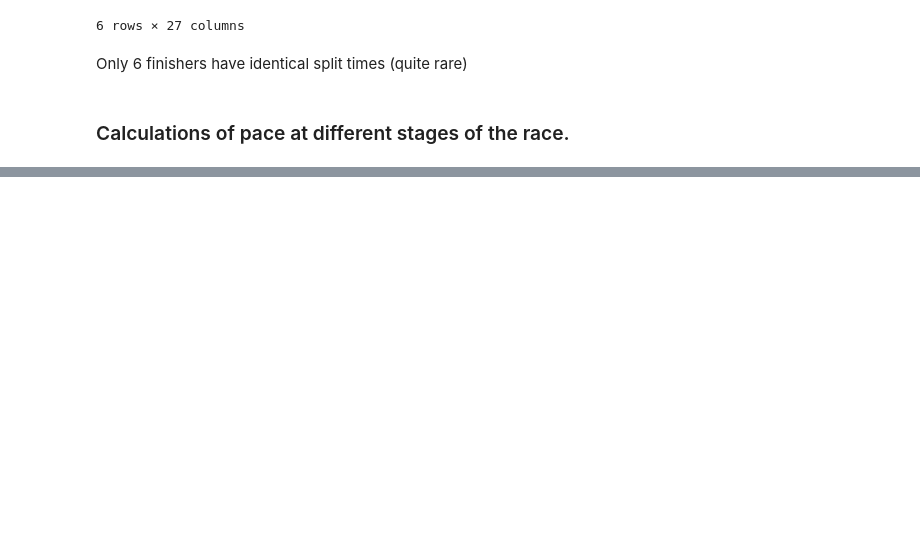
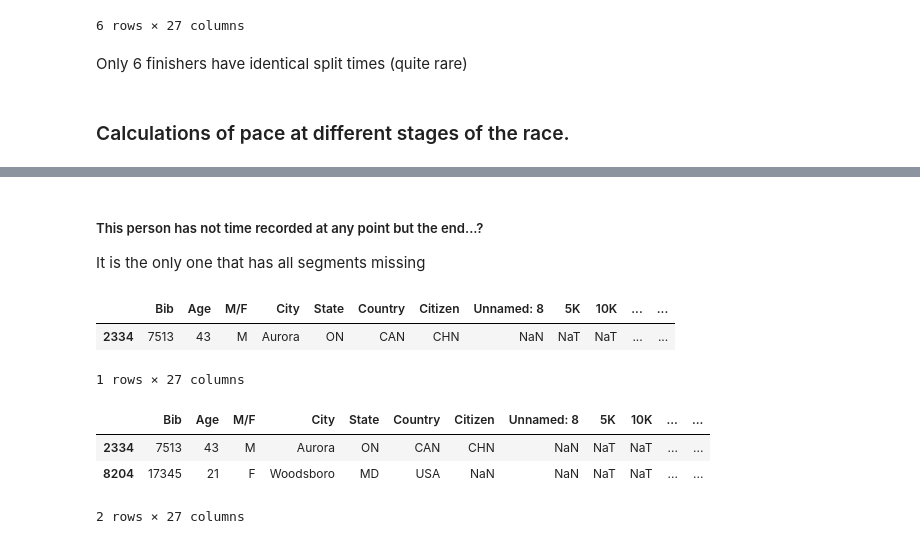
Before and after one commit to rojour/boston_results, a Jupyter notebook: Boston Marathon Results - analyze.ipynb, the cells around one changed output, grey strips where cells are left out. Cells and saved outputs as stored; diff of their text form; code cells hidden in the pictures; blank space fills up the shorter version.

```diff
--- a/Boston Marathon Results - analyze.ipynb
+++ b/Boston Marathon Results - analyze.ipynb
@@ -340,0 +305,18 @@ Only 6 finishers have identical split times (quite rare)
+# %% [markdown]
+##### This person has not time recorded at any point but the end...?
+
+It is the only one that has all segments missing
+# %%
+df[(df['5K'].isnull() & df['10K'].isnull() & df['15K'].isnull() & df['20K'].isnull() & df['25K'].isnull()
+   & df['30K'].isnull() & df['35K'].isnull() & df['40K'].isnull())]
+# %% [output]
+|  | Bib | Age | M/F | City | State | Country | Citizen | Unnamed: 8 | 5K | 10K | ... | ... |
+| 2334 | 7513 | 43 | M | Aurora | ON | CAN | CHN | NaN | NaT | NaT | ... | ... |
+1 rows × 27 columns
+# %%
+df[(df['5K'].isnull() & df['10K'].isnull() & df['15K'].isnull() & df['20K'].isnull() & df['Half'].isnull())]
+# %% [output]
+|  | Bib | Age | M/F | City | State | Country | Citizen | Unnamed: 8 | 5K | 10K | ... | ... |
+| 2334 | 7513 | 43 | M | Aurora | ON | CAN | CHN | NaN | NaT | NaT | ... | ... |
+| 8204 | 17345 | 21 | F | Woodsboro | MD | USA | NaN | NaN | NaT | NaT | ... | ... |
+2 rows × 27 columns
```
Also changed, not shown: parts of 22 cells of this notebook.
